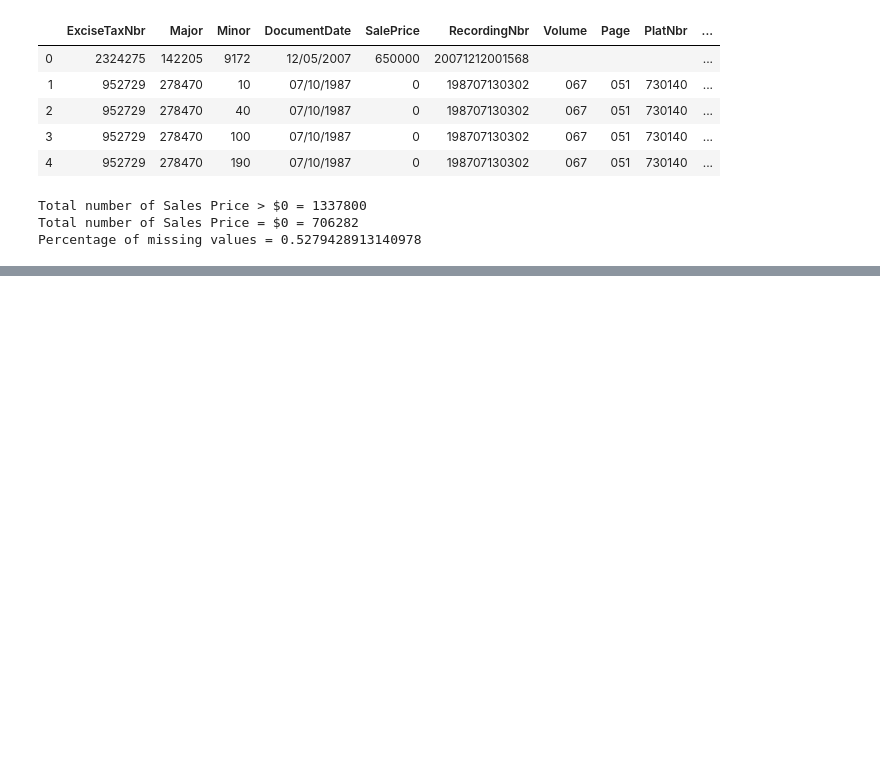
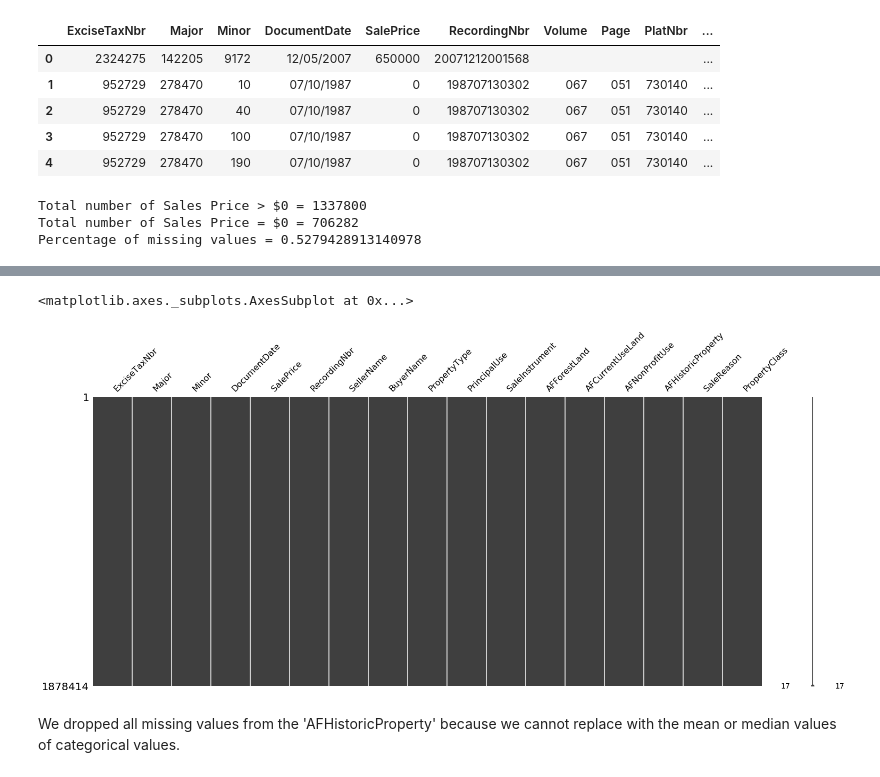
Before and after one commit to jonnelbenjamin/coachmod4project, a Jupyter notebook: index.ipynb, the cells around one changed output, grey strips where cells are left out. Cells and saved outputs as stored; diff of their text form; code cells hidden in the pictures; blank space fills up the shorter version.

Commit message:
all null values have been taken care of in the dataset

```diff
--- a/index.ipynb
+++ b/index.ipynb
@@ -40,3 +42,7 @@ str_columns = ['DocumentDate', 'PlatType', 'PlatLot', 'SellerName', 'BuyerName',
 [kc_columns.remove(x) for x in str_columns]
 kc_int_columns = kc_columns
 kc_str_columns = ['PlatType', 'PlatLot', 'SellerName', 'BuyerName', 'AFForestLand', 'AFCurrentUseLand', 'AFNonProfitUse', 'AFHistoricProperty']
+# %%
+df_KC = df_KC.applymap(lambda x: x.strip() if type(x) == str else x)
+# %%
+df_KC = df_KC.replace(to_replace='', value=np.nan)
@@ -42,0 +58,5 @@ kc_str_columns = ['PlatType', 'PlatLot', 'SellerName', 'BuyerName', 'AFForestLan
+# %%
+msno.matrix(df_KC)
+# %% [output]
+<matplotlib.axes._subplots.AxesSubplot at 0x...>
+[figure, added]
@@ -42,0 +65,2 @@ kc_str_columns = ['PlatType', 'PlatLot', 'SellerName', 'BuyerName', 'AFForestLan
+# %% [markdown]
+We dropped all missing values from the 'AFHistoricProperty' because we cannot replace with the mean or median values of categorical values.
```
Also changed, not shown: parts of 19 cells of this notebook, 1 other file.
